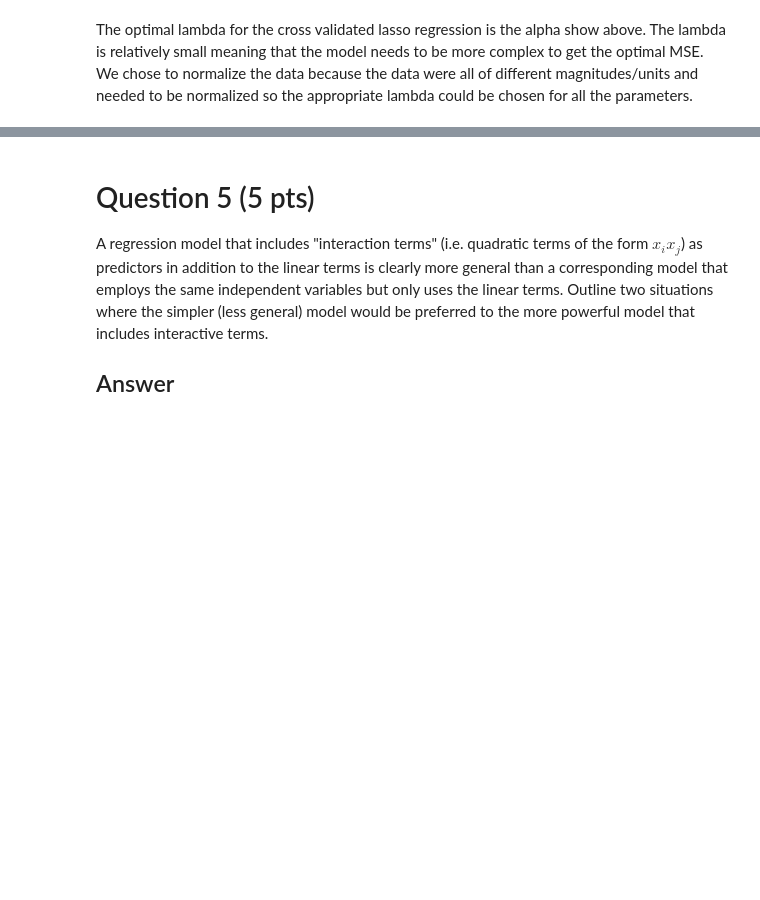
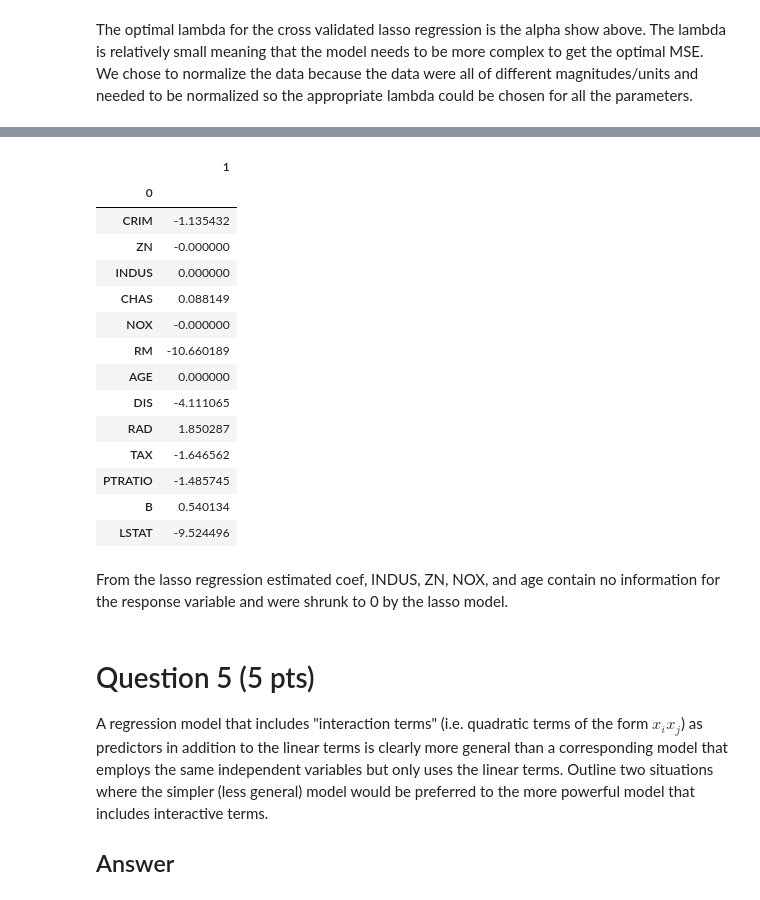
Before and after one commit to Rwoot14/Advanced-Predictive-Modeling-HW, a Jupyter notebook: Homework 1/HW1-F17-MIS382N_Deeksha.ipynb, the cells around one changed output, grey strips where cells are left out. Cells and saved outputs as stored; diff of their text form; code cells hidden in the pictures; blank space fills up the shorter version.

```diff
--- a/Homework 1/HW1-F17-MIS382N_Deeksha.ipynb
+++ b/Homework 1/HW1-F17-MIS382N_Deeksha.ipynb
@@ -377,0 +429,14 @@ The optimal lambda for the cross validated Ridge regression is the alpha show ab
+# %%
+# Create linear regression object
+regr = linear_model.LinearRegression()
+
+# Train the model using the training sets
+regr.fit(X_train,y_train)
+
+# Make predictions using the testing set
+y_pred = regr.predict(X_test)
+
+
+# The mean squared error
+print("Mean squared error: %.2f"
+      % mean_squared_error(y_test,y_pred))
@@ -377,0 +468,7 @@ The optimal lambda for the cross validated Ridge regression is the alpha show ab
+# %%
+# Lasso
+
+lasso=LassoCV(fit_intercept = True,alphas=None, cv=10, max_iter=10000)
+lasso_fit=lasso.fit(X_train_scaled, y_train)
+y_pred=lasso_fit.predict(X_test_scaled)
+mean_squared_error(y_test, y_pred)
@@ -378,3 +493,24 @@ The optimal lambda for the cross validated Ridge regression is the alpha show ab
+# %%
+# Report lasso coefficients of each input feature
+pd.DataFrame((zip(boston.feature_names, lasso_fit.coef_))).set_index(0)
+# %% [output]
+|  | 1 |
+| 0 |  |
+| CRIM | -1.135432 |
+| ZN | -0.000000 |
+| INDUS | 0.000000 |
+| CHAS | 0.088149 |
+| NOX | -0.000000 |
+| RM | -10.660189 |
+| AGE | 0.000000 |
+| DIS | -4.111065 |
+| RAD | 1.850287 |
+| TAX | -1.646562 |
+| PTRATIO | -1.485745 |
+| B | 0.540134 |
+| LSTAT | -9.524496 |
+# %% [markdown]
+From the lasso regression estimated coef, INDUS, ZN, NOX, and age contain no information for the response variable and were shrunk to 0 by the lasso model.
 # %% [markdown]
 # Question 5  (5 pts)
 
```
Also changed, not shown: parts of 21 cells of this notebook.
